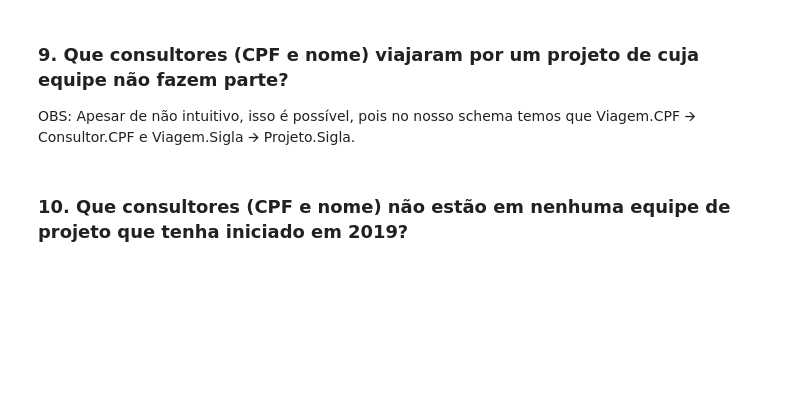
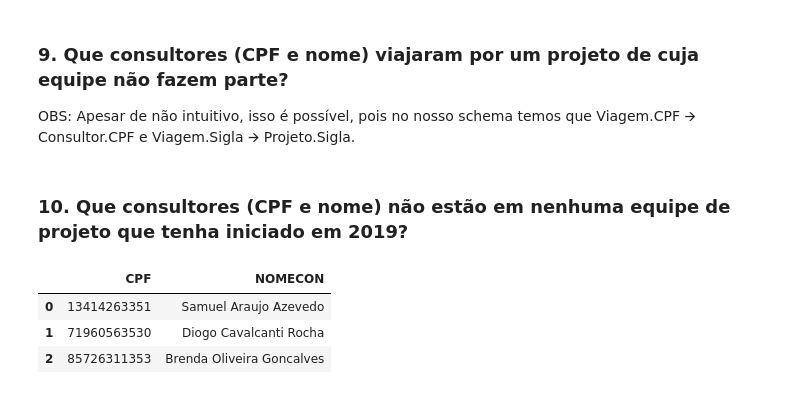
Before and after one commit to abnermneves/ibd, a Jupyter notebook: exercicios/Exercícios parte 2.ipynb, the cells around one changed output. Drawn from its saved outputs; the diff is of its cells as text; code cells hidden in the pictures; blank space fills up the shorter version.

```diff
--- a/exercicios/Exercícios parte 2.ipynb
+++ b/exercicios/Exercícios parte 2.ipynb
@@ -284,3 +233,20 @@ local
 OBS: Apesar de não intuitivo, isso é possível, pois no nosso schema temos que Viagem.CPF 🡪 Consultor.CPF e Viagem.Sigla 🡪 Projeto.Sigla.
 # %% [markdown]
 ### 10. Que consultores (CPF e nome) não estão em nenhuma equipe de projeto que tenha iniciado em 2019?
+# %%
+df = pd.read_sql_query("SELECT C.CPF, C.NomeCon"
+                       + " FROM Consultor C"
+                       + " WHERE C.CPF EXCEPT"
+                       + " SELECT DISTINCT CPF, NomeCon"
+                       + " FROM Consultor"
+                       + " INNER NATURAL JOIN Equipe E"
+                       + " INNER NATURAL JOIN Projeto P"
+                       + " WHERE P.DataInicio >= 2019 AND P.DataInicio < 2020"
+
+                       , conn)
+df
+# %% [output]
+|  | CPF | NOMECON |
+| 0 | 13414263351 | Samuel Araujo Azevedo |
+| 1 | 71960563530 | Diogo Cavalcanti Rocha |
+| 2 | 85726311353 | Brenda Oliveira Goncalves |
```
Also changed, not shown: parts of 6 cells of this notebook.
